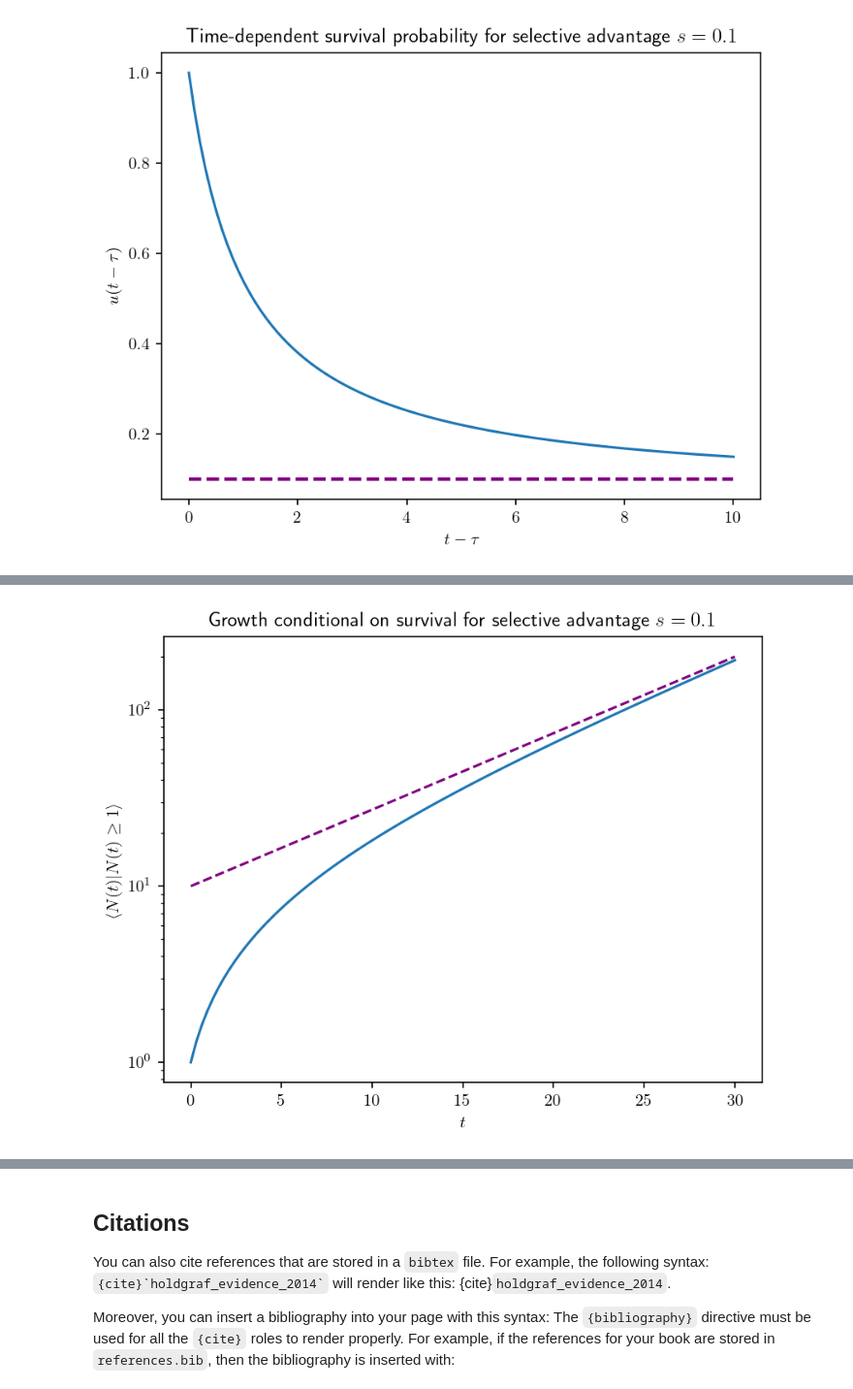
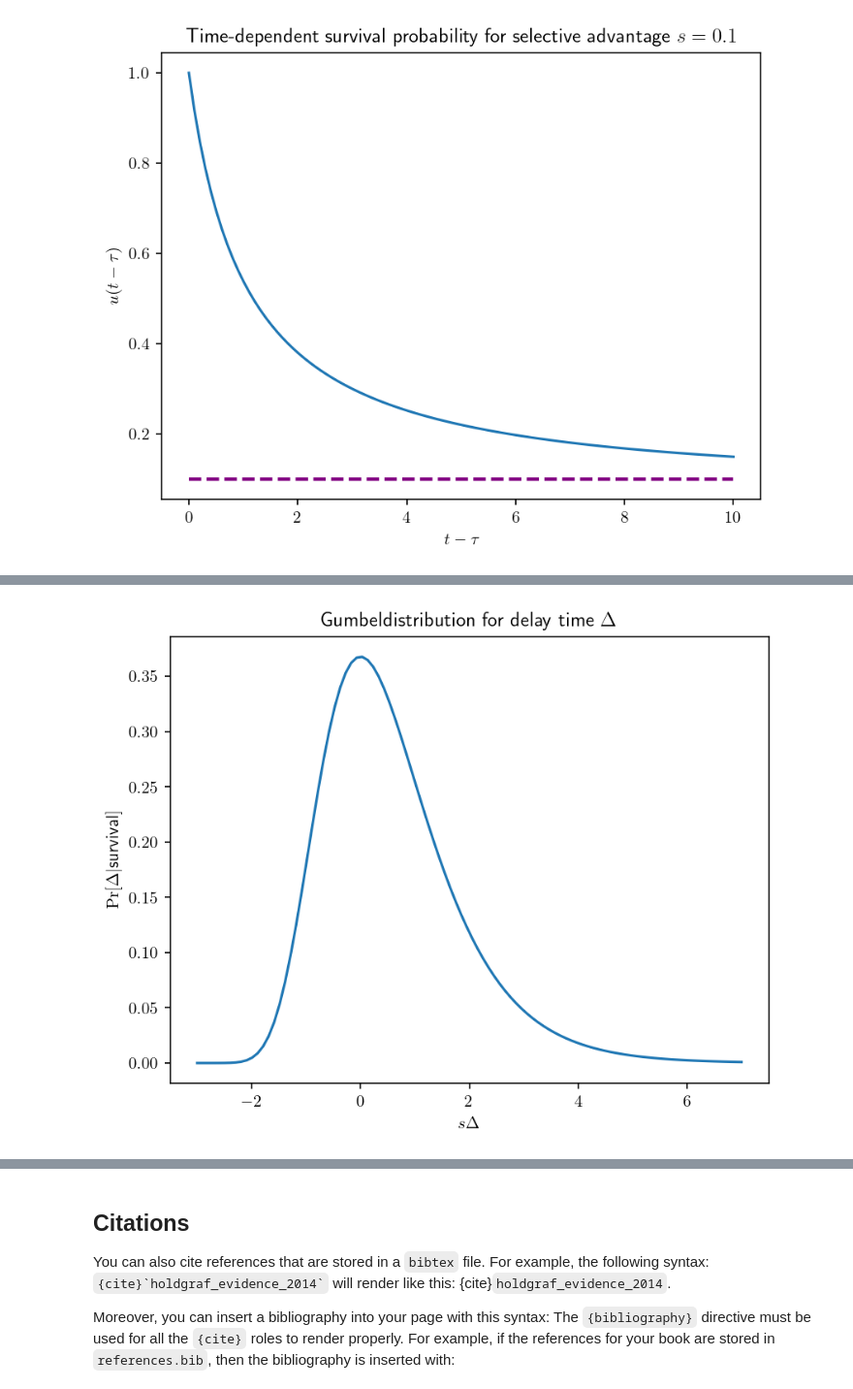
Before and after one commit to Hallatscheklab/PAM, a Jupyter notebook: _sources/Branching-processes-nb.ipynb, the cells around one changed output, grey strips where cells are left out. Shown at 97% size. Cells and saved outputs as stored; diff of their text form; code cells hidden in the pictures.

```diff
--- a/_sources/Branching-processes-nb.ipynb
+++ b/_sources/Branching-processes-nb.ipynb
@@ -112,29 +197,21 @@ $$  (mean abundance)
 # %%
 import numpy as np
 import matplotlib.pyplot as plt
 # allow TeX
 plt.rcParams['text.usetex'] = True
 plt.figure(dpi=150)
 
-s = 0.1
-tmax = 30
-t = np.linspace(start=0, stop=tmax, num=100)
-y = 1+(np.exp(s*t)-1)/s
 
-yapprox = np.exp(s*t)/s
+t = np.linspace(start=-3, stop=7, num=100)
+y = np.exp(-t-np.exp(-t))
+
+# Add title and axis names
+plt.title(r'Gumbeldistribution for delay time $\Delta$')
+plt.xlabel(r'$s \Delta$')
+plt.ylabel(r'$\Pr[\Delta|$survival$]$')
 
 
-# Add title and axis names
-plt.title(r'Growth conditional on survival for selective advantage $s = 0.1$')
-plt.xlabel(r'$t $')
-plt.ylabel(r'$\langle N(t)|N(t)\geq1 \rangle $')
-
-#plt.hlines(y = 1/s, xmin= 0 , xmax=tmax, colors='purple', linestyles='--', lw=2, label='s')
-
-plt.yscale("log")
-
 plt.plot(t, y)
-plt.plot(t, yapprox, color='purple', linestyle='dashed')
 plt.show()
 # %% [output]
-[figure, old version]
+[figure, new version]
```
Also changed, not shown: parts of 11 cells of this notebook, 8 other files.
